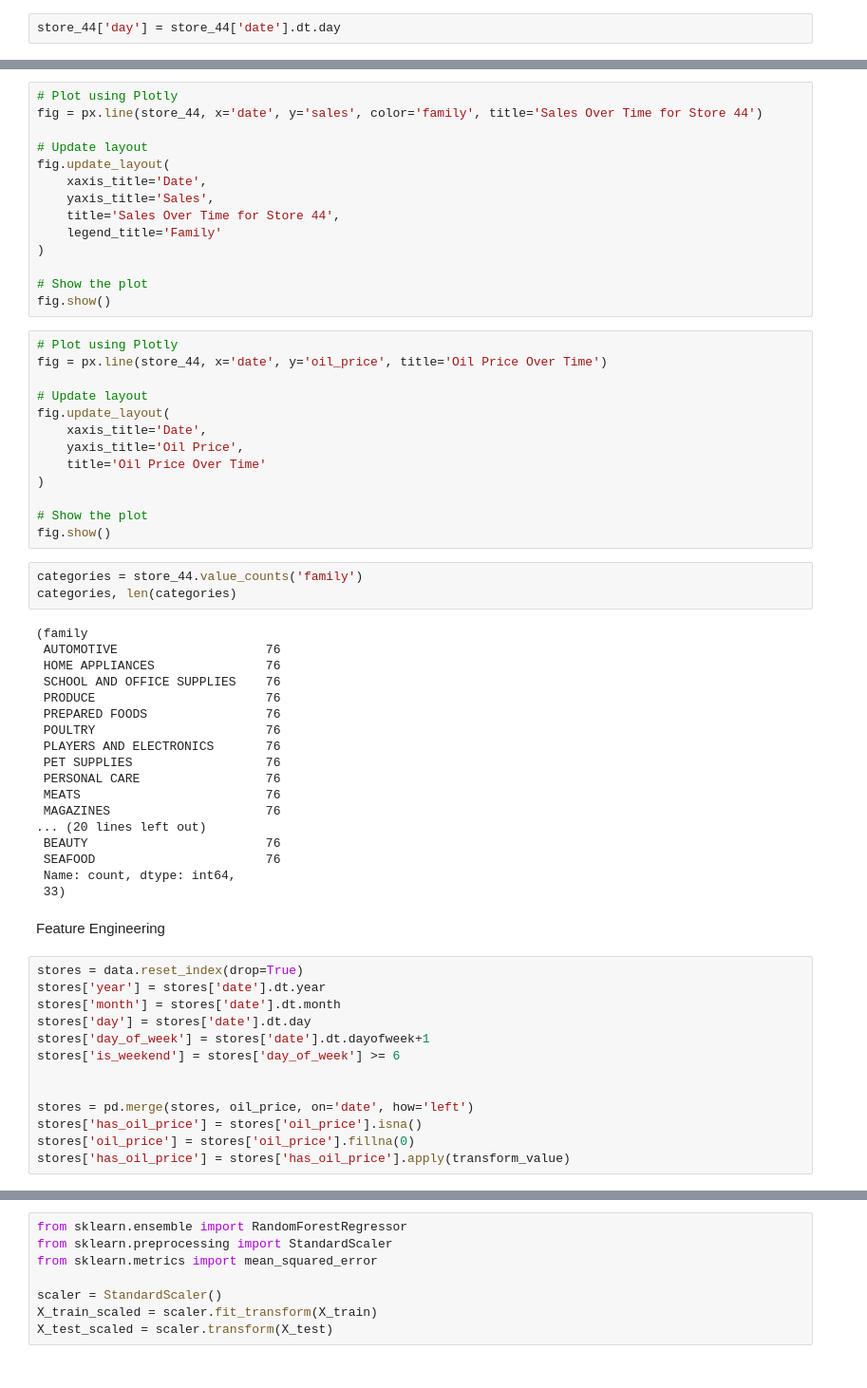
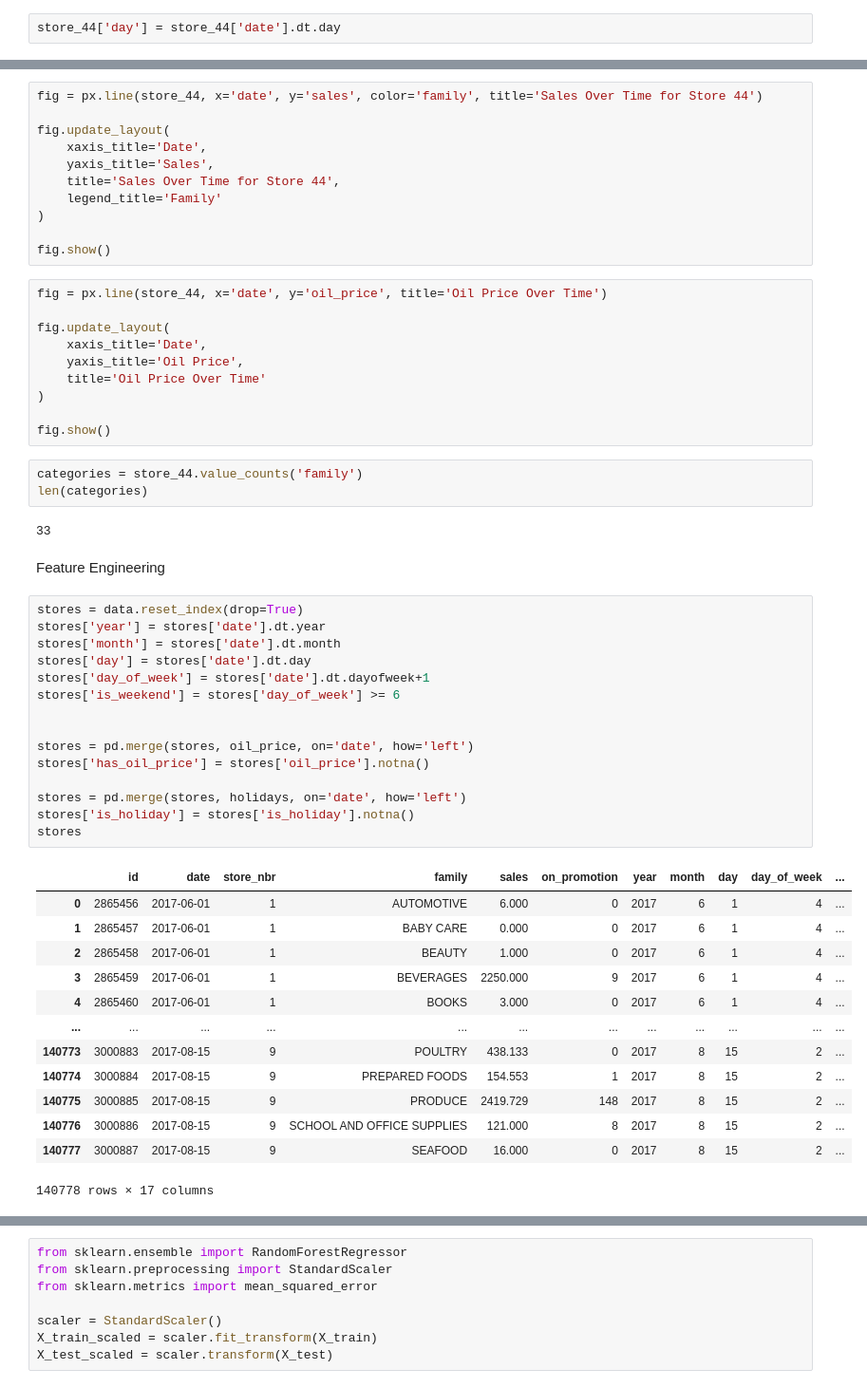
Before and after one commit to anlu5/Portfolio, a Jupyter notebook: store_sales_forecasting.ipynb, the cells around one changed output, grey strips where cells are left out. Shown at 95% size. Saved outputs shown, nothing was run; the diff lists cells and outputs as text.

```diff
--- a/store_sales_forecasting.ipynb
+++ b/store_sales_forecasting.ipynb
@@ -177,8 +132,6 @@ store_44
 # %%
-# Plot using Plotly
 fig = px.line(store_44, x='date', y='sales', color='family', title='Sales Over Time for Store 44')
 
-# Update layout
 fig.update_layout(
     xaxis_title='Date',
     yaxis_title='Sales',
@@ -186,54 +139,50 @@ fig.update_layout(
     legend_title='Family'
 )
 
-# Show the plot
 fig.show()
 # %%
-# Plot using Plotly
 fig = px.line(store_44, x='date', y='oil_price', title='Oil Price Over Time')
 
-# Update layout
 fig.update_layout(
     xaxis_title='Date',
     yaxis_title='Oil Price',
     title='Oil Price Over Time'
 )
 
-# Show the plot
 fig.show()
 # %%
 categories = store_44.value_counts('family')
-categories, len(categories)
+len(categories)
 # %% [output]
-(family
- AUTOMOTIVE                    76
- HOME APPLIANCES               76
- SCHOOL AND OFFICE SUPPLIES    76
- PRODUCE                       76
- PREPARED FOODS                76
- POULTRY                       76
- PLAYERS AND ELECTRONICS       76
- PET SUPPLIES                  76
- PERSONAL CARE                 76
- MEATS                         76
- MAGAZINES                     76
-... (20 lines left out)
- BEAUTY                        76
- SEAFOOD                       76
- Name: count, dtype: int64,
- 33)
+33
 # %% [markdown]
 Feature Engineering
 # %%
 stores = data.reset_index(drop=True)
 stores['year'] = stores['date'].dt.year
 stores['month'] = stores['date'].dt.month
 stores['day'] = stores['date'].dt.day
 stores['day_of_week'] = stores['date'].dt.dayofweek+1
 stores['is_weekend'] = stores['day_of_week'] >= 6
 
 
 stores = pd.merge(stores, oil_price, on='date', how='left')
-stores['has_oil_price'] = stores['oil_price'].isna()
-stores['oil_price'] = stores['oil_price'].fillna(0)
-stores['has_oil_price'] = stores['has_oil_price'].apply(transform_value)
+stores['has_oil_price'] = stores['oil_price'].notna()
+
+stores = pd.merge(stores, holidays, on='date', how='left')
+stores['is_holiday'] = stores['is_holiday'].notna()
+stores
+# %% [output]
+|  | id | date | store_nbr | family | sales | on_promotion | year | month | day | day_of_week | ... |
+| 0 | 2865456 | 2017-06-01 | 1 | AUTOMOTIVE | 6.000 | 0 | 2017 | 6 | 1 | 4 | ... |
+| 1 | 2865457 | 2017-06-01 | 1 | BABY CARE | 0.000 | 0 | 2017 | 6 | 1 | 4 | ... |
+| 2 | 2865458 | 2017-06-01 | 1 | BEAUTY | 1.000 | 0 | 2017 | 6 | 1 | 4 | ... |
+| 3 | 2865459 | 2017-06-01 | 1 | BEVERAGES | 2250.000 | 9 | 2017 | 6 | 1 | 4 | ... |
+| 4 | 2865460 | 2017-06-01 | 1 | BOOKS | 3.000 | 0 | 2017 | 6 | 1 | 4 | ... |
+| ... | ... | ... | ... | ... | ... | ... | ... | ... | ... | ... | ... |
+| 140773 | 3000883 | 2017-08-15 | 9 | POULTRY | 438.133 | 0 | 2017 | 8 | 15 | 2 | ... |
+| 140774 | 3000884 | 2017-08-15 | 9 | PREPARED FOODS | 154.553 | 1 | 2017 | 8 | 15 | 2 | ... |
+| 140775 | 3000885 | 2017-08-15 | 9 | PRODUCE | 2419.729 | 148 | 2017 | 8 | 15 | 2 | ... |
+| 140776 | 3000886 | 2017-08-15 | 9 | SCHOOL AND OFFICE SUPPLIES | 121.000 | 8 | 2017 | 8 | 15 | 2 | ... |
+| 140777 | 3000887 | 2017-08-15 | 9 | SEAFOOD | 16.000 | 0 | 2017 | 8 | 15 | 2 | ... |
+140778 rows × 17 columns
```
Also changed, not shown: parts of 31 cells of this notebook.
